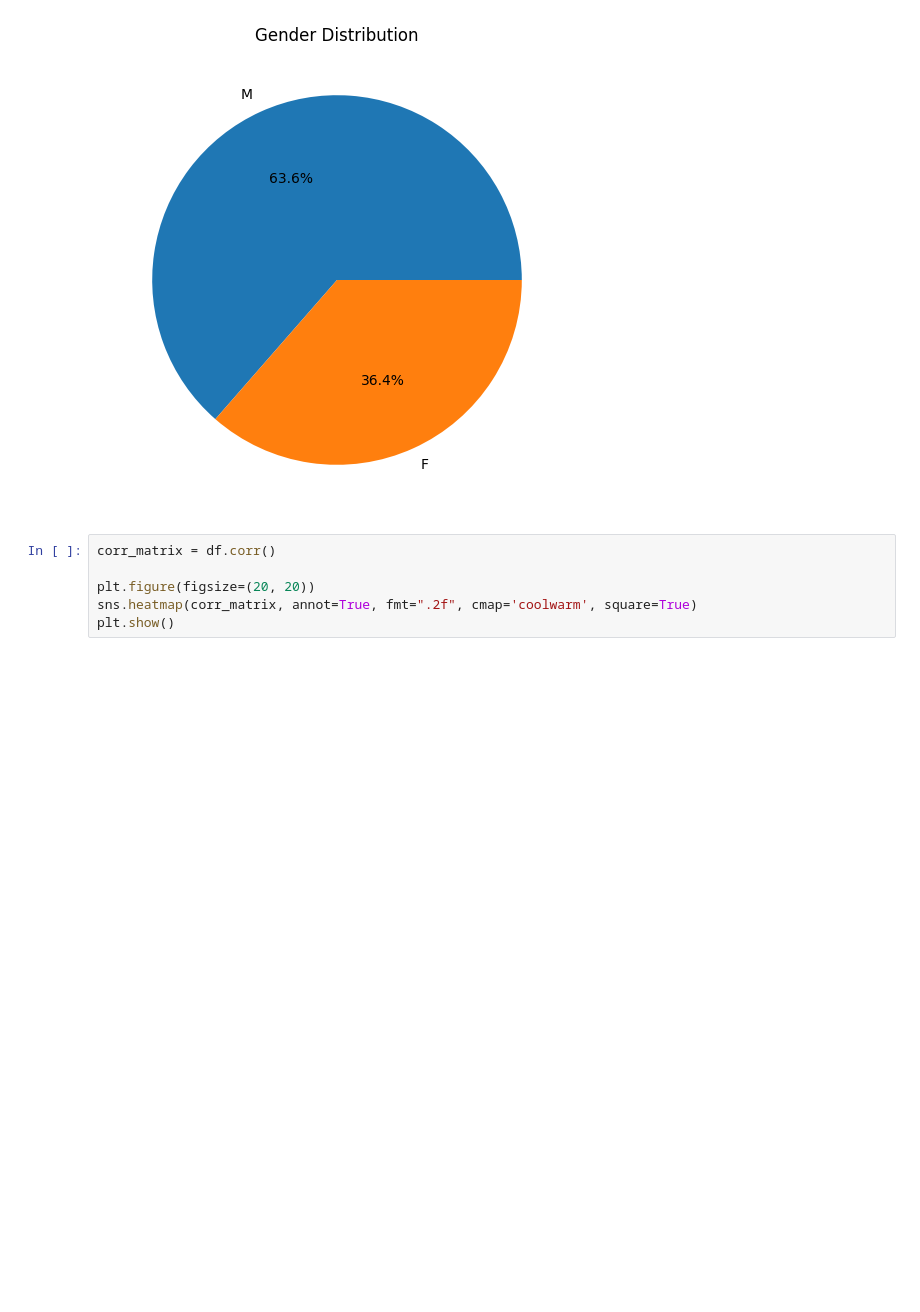
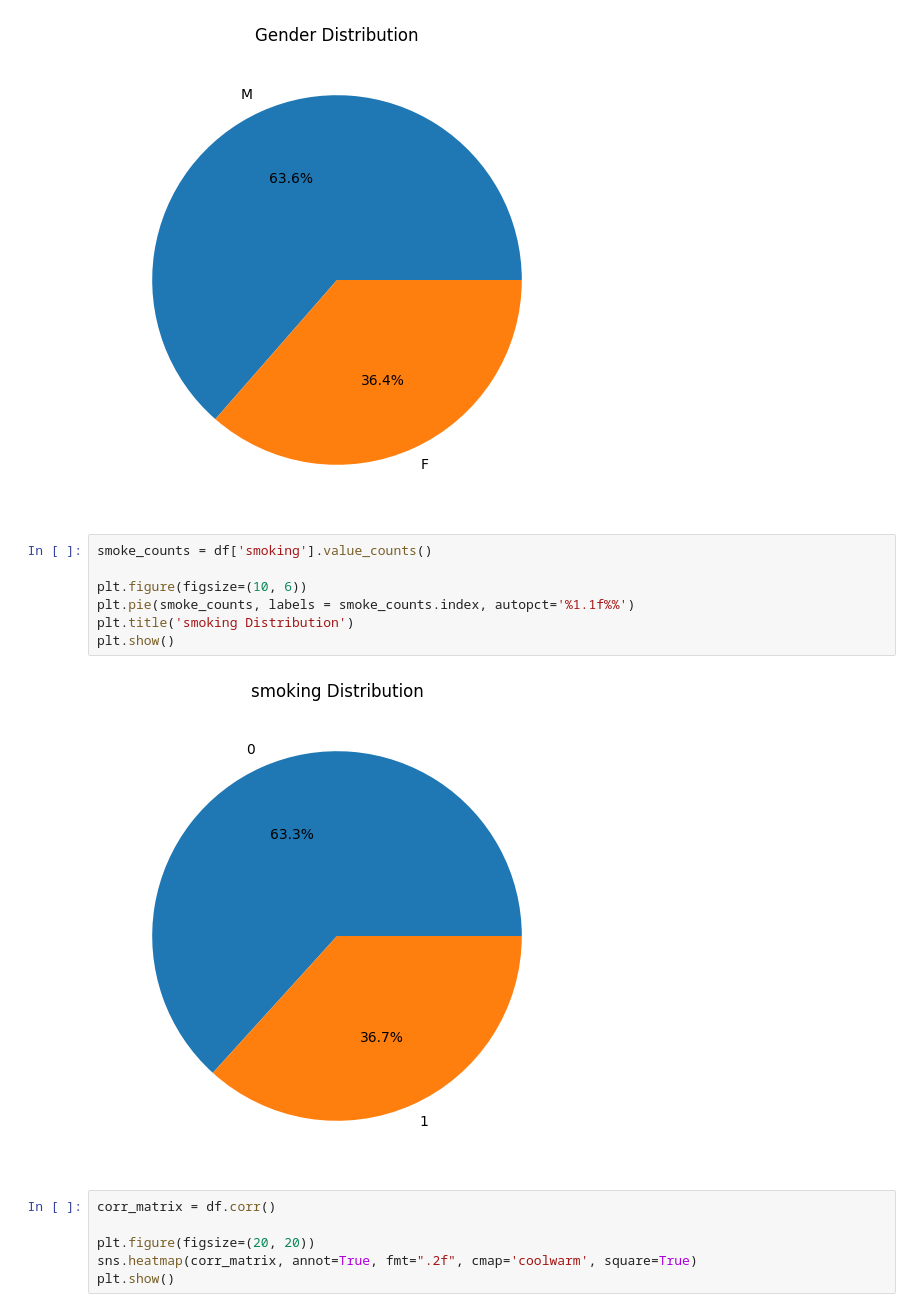
Before and after one commit to seungmin-son/ML_Practice, a Jupyter notebook: 기계학습론_9_10주차과제.ipynb, the cells around one changed output. Saved outputs shown, nothing was run; the diff lists cells and outputs as text; blank space fills up the shorter version.

```diff
--- a/기계학습론_9_10주차과제.ipynb
+++ b/기계학습론_9_10주차과제.ipynb
@@ -96,6 +96,15 @@ plt.title('Gender Distribution')
 plt.show()
 # %% [output]
 [figure]
+# %%
+smoke_counts = df['smoking'].value_counts()
+
+plt.figure(figsize=(10, 6))
+plt.pie(smoke_counts, labels = smoke_counts.index, autopct='%1.1f%%')
+plt.title('smoking Distribution')
+plt.show()
+# %% [output]
+[figure, added]
 # %%
 corr_matrix = df.corr()
 
```
Also changed, not shown: parts of 5 cells of this notebook.
